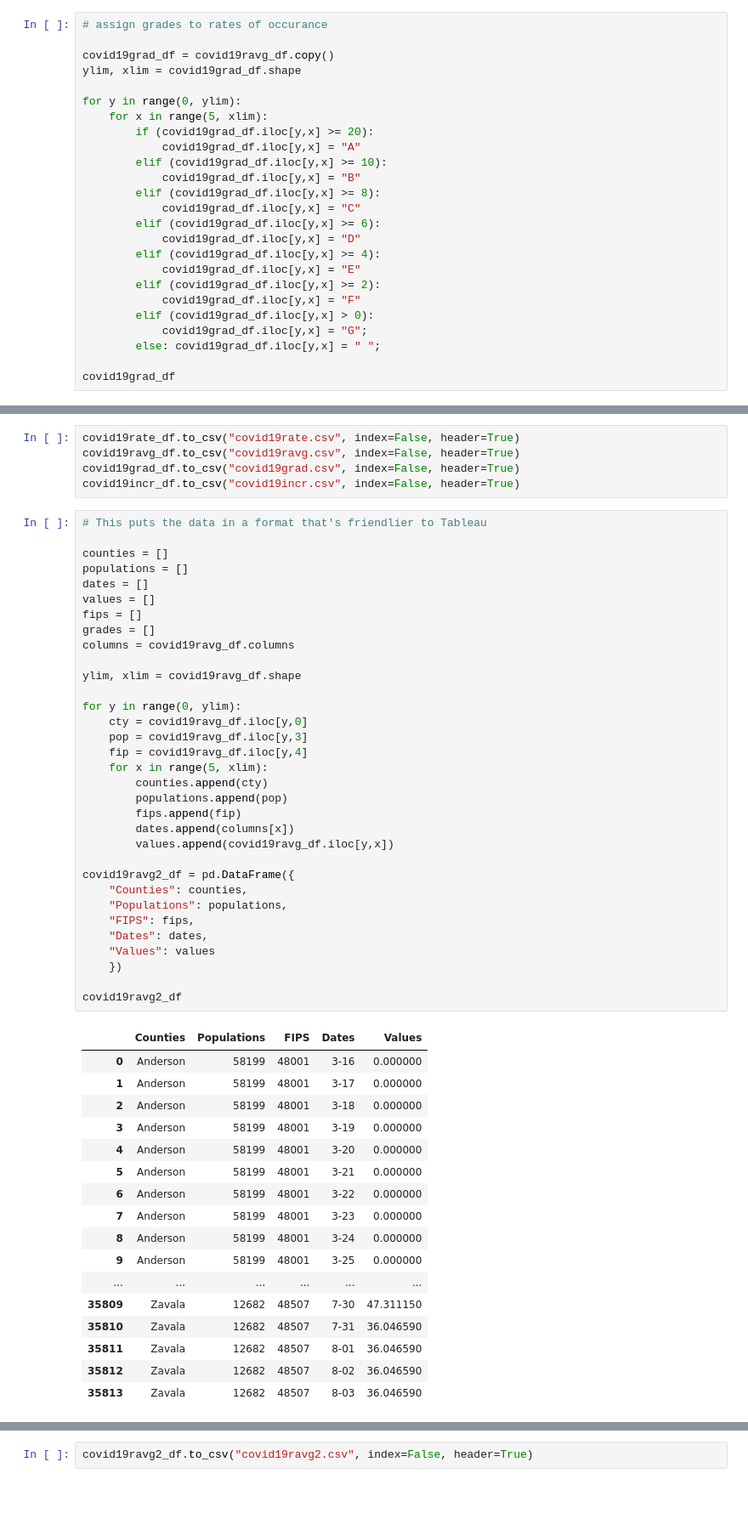
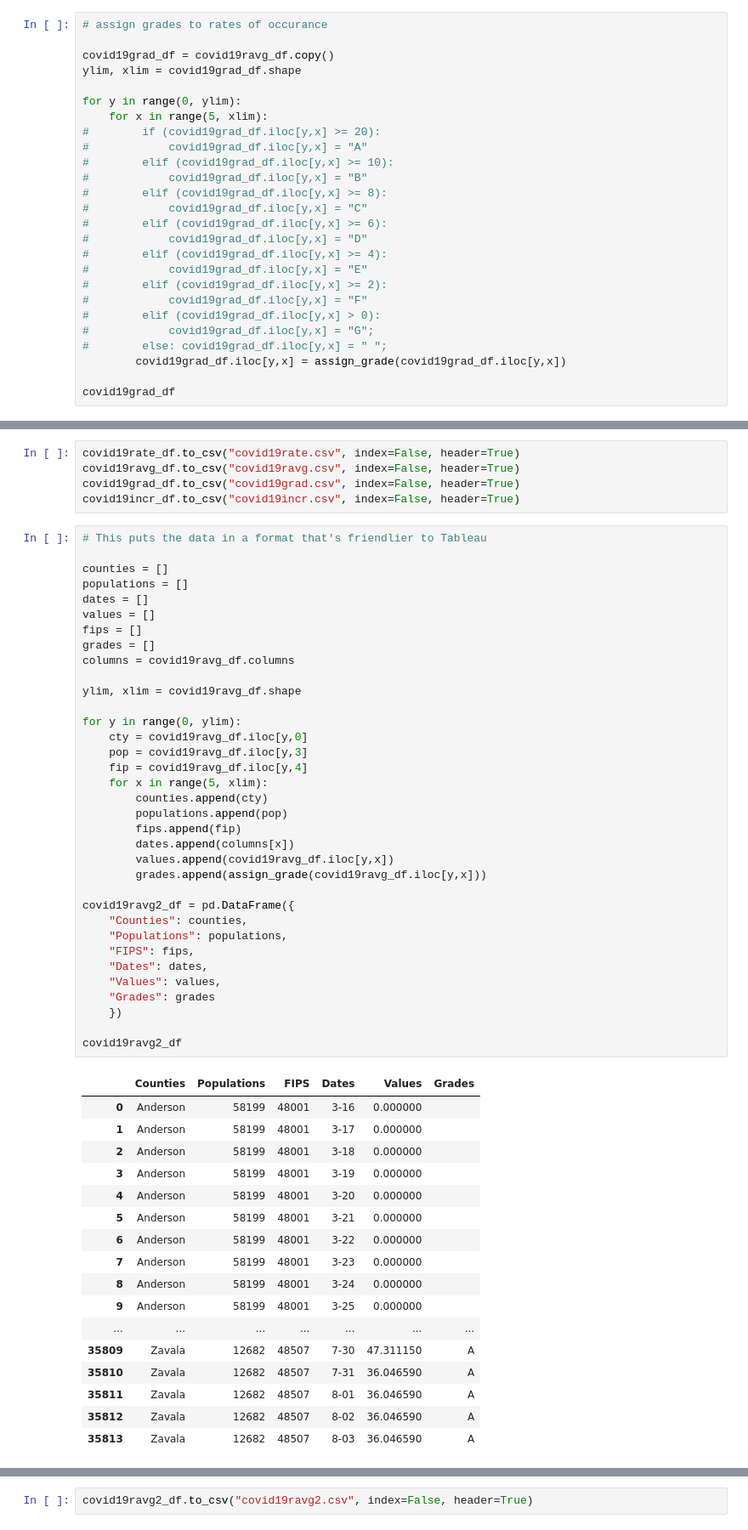
Before and after one commit to sdarby713/Texas_Covid19, a Jupyter notebook: covid19.ipynb, the cells around one changed output, grey strips where cells are left out. Shown at 85% size. Drawn from its saved outputs; the diff is of its cells as text; blank space fills up the shorter version.

Commit message:
Functionalized grading, to be used in ravg2 file as well

```diff
--- a/covid19.ipynb
+++ b/covid19.ipynb
@@ -147,21 +173,22 @@ ylim, xlim = covid19grad_df.shape
 
 for y in range(0, ylim):
     for x in range(5, xlim):
-        if (covid19grad_df.iloc[y,x] >= 20):
-            covid19grad_df.iloc[y,x] = "A"
-        elif (covid19grad_df.iloc[y,x] >= 10):
-            covid19grad_df.iloc[y,x] = "B"
-        elif (covid19grad_df.iloc[y,x] >= 8):
-            covid19grad_df.iloc[y,x] = "C"
-        elif (covid19grad_df.iloc[y,x] >= 6):
-            covid19grad_df.iloc[y,x] = "D"
-        elif (covid19grad_df.iloc[y,x] >= 4):
-            covid19grad_df.iloc[y,x] = "E"
-        elif (covid19grad_df.iloc[y,x] >= 2):
-            covid19grad_df.iloc[y,x] = "F"
-        elif (covid19grad_df.iloc[y,x] > 0):
-            covid19grad_df.iloc[y,x] = "G";
-        else: covid19grad_df.iloc[y,x] = " ";
+#        if (covid19grad_df.iloc[y,x] >= 20):
+#            covid19grad_df.iloc[y,x] = "A"
+#        elif (covid19grad_df.iloc[y,x] >= 10):
+#            covid19grad_df.iloc[y,x] = "B"
+#        elif (covid19grad_df.iloc[y,x] >= 8):
+#            covid19grad_df.iloc[y,x] = "C"
+#        elif (covid19grad_df.iloc[y,x] >= 6):
+#            covid19grad_df.iloc[y,x] = "D"
+#        elif (covid19grad_df.iloc[y,x] >= 4):
+#            covid19grad_df.iloc[y,x] = "E"
+#        elif (covid19grad_df.iloc[y,x] >= 2):
+#            covid19grad_df.iloc[y,x] = "F"
+#        elif (covid19grad_df.iloc[y,x] > 0):
+#            covid19grad_df.iloc[y,x] = "G";
+#        else: covid19grad_df.iloc[y,x] = " ";
+        covid19grad_df.iloc[y,x] = assign_grade(covid19grad_df.iloc[y,x])
 
 covid19grad_df
 # %% [output]
@@ -194,48 +221,50 @@ covid19incr_df.to_csv("covid19incr.csv", index=False, header=True)
 counties = []
 populations = []
 dates = []
 values = []
 fips = []
 grades = []
 columns = covid19ravg_df.columns
 
 ylim, xlim = covid19ravg_df.shape
 
 for y in range(0, ylim):
     cty = covid19ravg_df.iloc[y,0]
     pop = covid19ravg_df.iloc[y,3]
     fip = covid19ravg_df.iloc[y,4]
     for x in range(5, xlim):
         counties.append(cty)
         populations.append(pop)
         fips.append(fip)
         dates.append(columns[x])
         values.append(covid19ravg_df.iloc[y,x])
+        grades.append(assign_grade(covid19ravg_df.iloc[y,x]))
 
 covid19ravg2_df = pd.DataFrame({
     "Counties": counties,
     "Populations": populations,
     "FIPS": fips,
     "Dates": dates,
-    "Values": values
+    "Values": values,
+    "Grades": grades
     })
 
 covid19ravg2_df
 # %% [output]
-|  | Counties | Populations | FIPS | Dates | Values |
-| 0 | Anderson | 58199 | 48001 | 3-16 | 0.000000 |
-| 1 | Anderson | 58199 | 48001 | 3-17 | 0.000000 |
-| 2 | Anderson | 58199 | 48001 | 3-18 | 0.000000 |
-| 3 | Anderson | 58199 | 48001 | 3-19 | 0.000000 |
-| 4 | Anderson | 58199 | 48001 | 3-20 | 0.000000 |
-| 5 | Anderson | 58199 | 48001 | 3-21 | 0.000000 |
-| 6 | Anderson | 58199 | 48001 | 3-22 | 0.000000 |
-| 7 | Anderson | 58199 | 48001 | 3-23 | 0.000000 |
-| 8 | Anderson | 58199 | 48001 | 3-24 | 0.000000 |
-| 9 | Anderson | 58199 | 48001 | 3-25 | 0.000000 |
-| ... | ... | ... | ... | ... | ... |
-| 35809 | Zavala | 12682 | 48507 | 7-30 | 47.311150 |
-| 35810 | Zavala | 12682 | 48507 | 7-31 | 36.046590 |
-| 35811 | Zavala | 12682 | 48507 | 8-01 | 36.046590 |
-| 35812 | Zavala | 12682 | 48507 | 8-02 | 36.046590 |
-| 35813 | Zavala | 12682 | 48507 | 8-03 | 36.046590 |
+|  | Counties | Populations | FIPS | Dates | Values | Grades |
+| 0 | Anderson | 58199 | 48001 | 3-16 | 0.000000 |  |
+| 1 | Anderson | 58199 | 48001 | 3-17 | 0.000000 |  |
+| 2 | Anderson | 58199 | 48001 | 3-18 | 0.000000 |  |
+| 3 | Anderson | 58199 | 48001 | 3-19 | 0.000000 |  |
+| 4 | Anderson | 58199 | 48001 | 3-20 | 0.000000 |  |
+| 5 | Anderson | 58199 | 48001 | 3-21 | 0.000000 |  |
+| 6 | Anderson | 58199 | 48001 | 3-22 | 0.000000 |  |
+| 7 | Anderson | 58199 | 48001 | 3-23 | 0.000000 |  |
+| 8 | Anderson | 58199 | 48001 | 3-24 | 0.000000 |  |
+| 9 | Anderson | 58199 | 48001 | 3-25 | 0.000000 |  |
+| ... | ... | ... | ... | ... | ... | ... |
+| 35809 | Zavala | 12682 | 48507 | 7-30 | 47.311150 | A |
+| 35810 | Zavala | 12682 | 48507 | 7-31 | 36.046590 | A |
+| 35811 | Zavala | 12682 | 48507 | 8-01 | 36.046590 | A |
+| 35812 | Zavala | 12682 | 48507 | 8-02 | 36.046590 | A |
+| 35813 | Zavala | 12682 | 48507 | 8-03 | 36.046590 | A |
```
Also changed, not shown: parts of 4 cells of this notebook, 4 other files.
